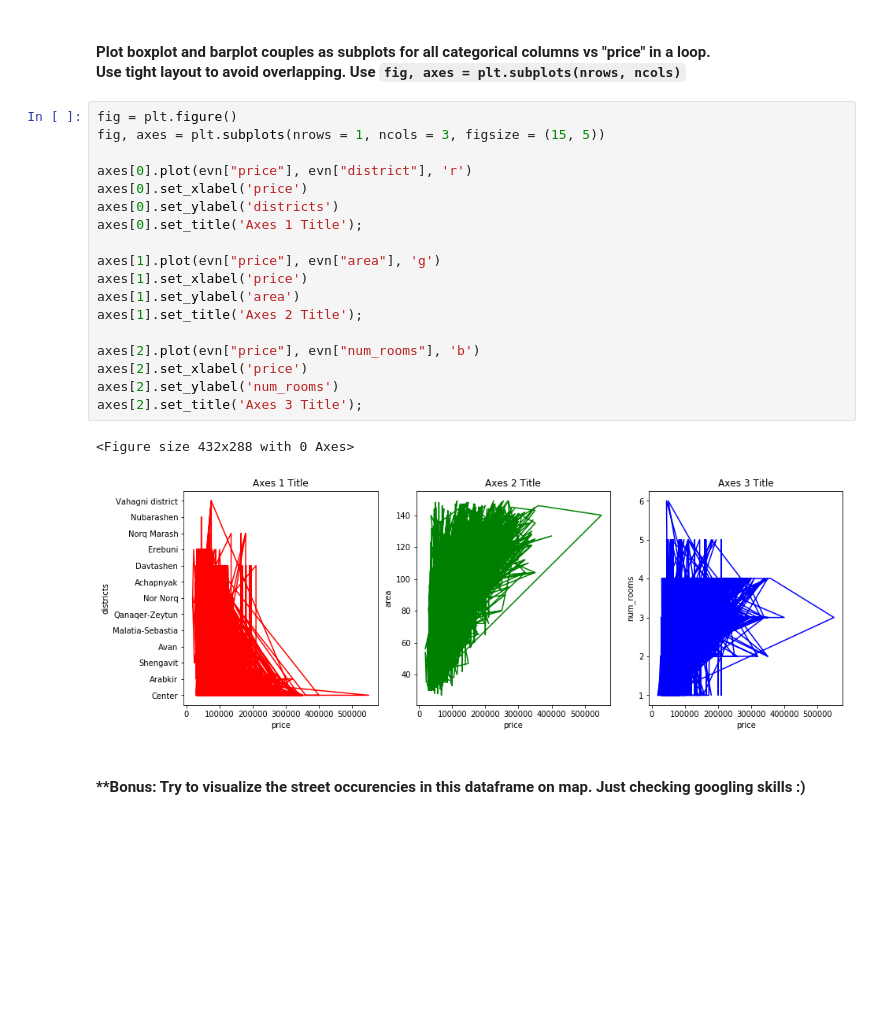
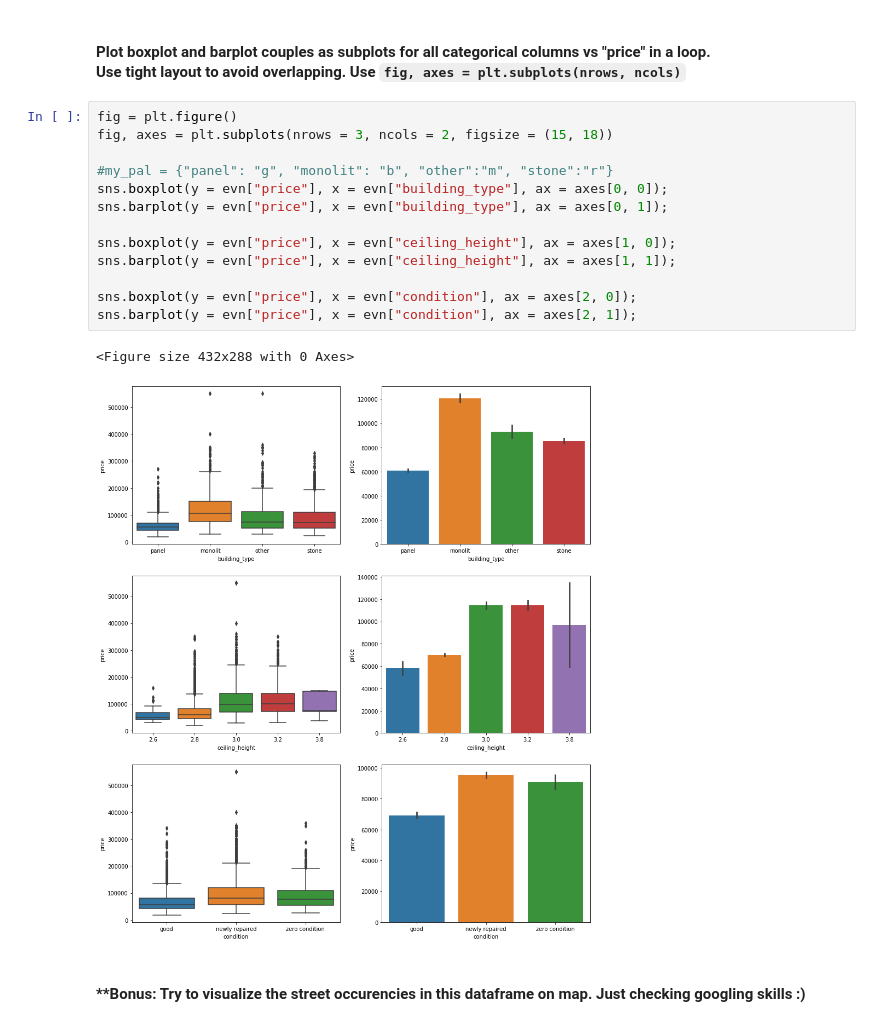
Before and after one commit to hakobian4/Machine_Learning, a Jupyter notebook: intro/HW_Visualization.ipynb, the cells around one changed output. Saved outputs shown, nothing was run; the diff lists cells and outputs as text; blank space fills up the shorter version.

Commit message:
Visualization

````diff
--- a/intro/HW_Visualization.ipynb
+++ b/intro/HW_Visualization.ipynb
@@ -72,26 +75,21 @@ sns.distplot(evn[['num_rooms', 'num_bathrooms']], kde = True, bins = 20);
 [figure]
 # %% [markdown]
 #### Plot boxplot and barplot couples as subplots for all categorical columns vs "price" in a loop. <br> Use tight layout to avoid overlapping. Use ```fig, axes = plt.subplots(nrows, ncols)```
-# %%
-fig = plt.figure()
-fig, axes = plt.subplots(nrows = 1, ncols = 3, figsize = (15, 5))
-
-axes[0].plot(evn["price"], evn["district"], 'r')
-axes[0].set_xlabel('price')
-axes[0].set_ylabel('districts')
-axes[0].set_title('Axes 1 Title');
-
-axes[1].plot(evn["price"], evn["area"], 'g')
-axes[1].set_xlabel('price')
-axes[1].set_ylabel('area')
-axes[1].set_title('Axes 2 Title');
-
-axes[2].plot(evn["price"], evn["num_rooms"], 'b')
-axes[2].set_xlabel('price')
-axes[2].set_ylabel('num_rooms')
-axes[2].set_title('Axes 3 Title');
-# %% [output]
-<Figure size 432x288 with 0 Axes>
-[figure, removed]
+# %%
+fig = plt.figure()
+fig, axes = plt.subplots(nrows = 3, ncols = 2, figsize = (15, 18))
+
+#my_pal = {"panel": "g", "monolit": "b", "other":"m", "stone":"r"}
+sns.boxplot(y = evn["price"], x = evn["building_type"], ax = axes[0, 0]);
+sns.barplot(y = evn["price"], x = evn["building_type"], ax = axes[0, 1]);
+
+sns.boxplot(y = evn["price"], x = evn["ceiling_height"], ax = axes[1, 0]);
+sns.barplot(y = evn["price"], x = evn["ceiling_height"], ax = axes[1, 1]);
+
+sns.boxplot(y = evn["price"], x = evn["condition"], ax = axes[2, 0]);
+sns.barplot(y = evn["price"], x = evn["condition"], ax = axes[2, 1]);
+# %% [output]
+<Figure size 432x288 with 0 Axes>
+[figure, added]
 # %% [markdown]
 #### **Bonus: Try to visualize the street occurencies in this dataframe on map. Just checking googling skills :)
````
Also changed, not shown: parts of 4 cells of this notebook.
